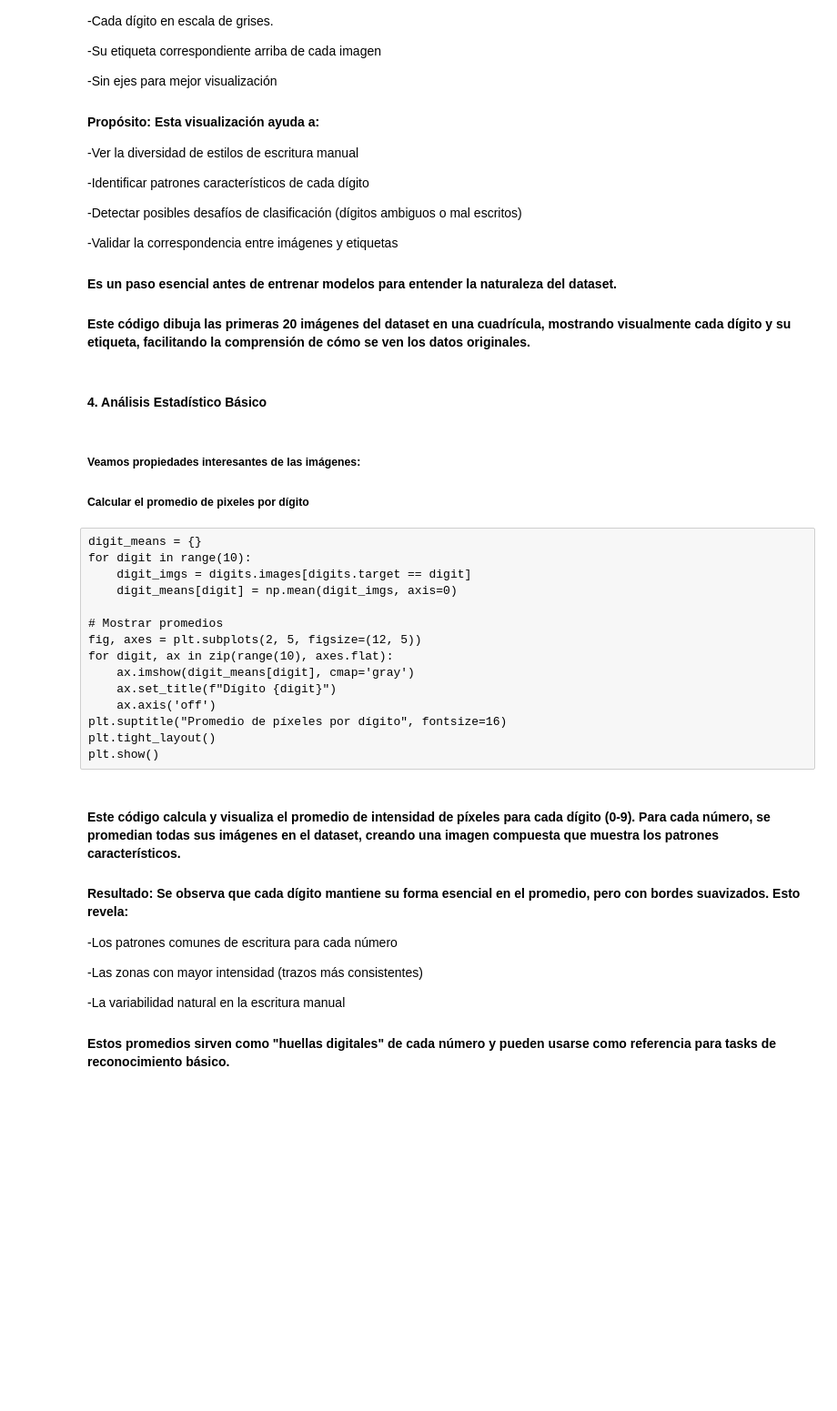
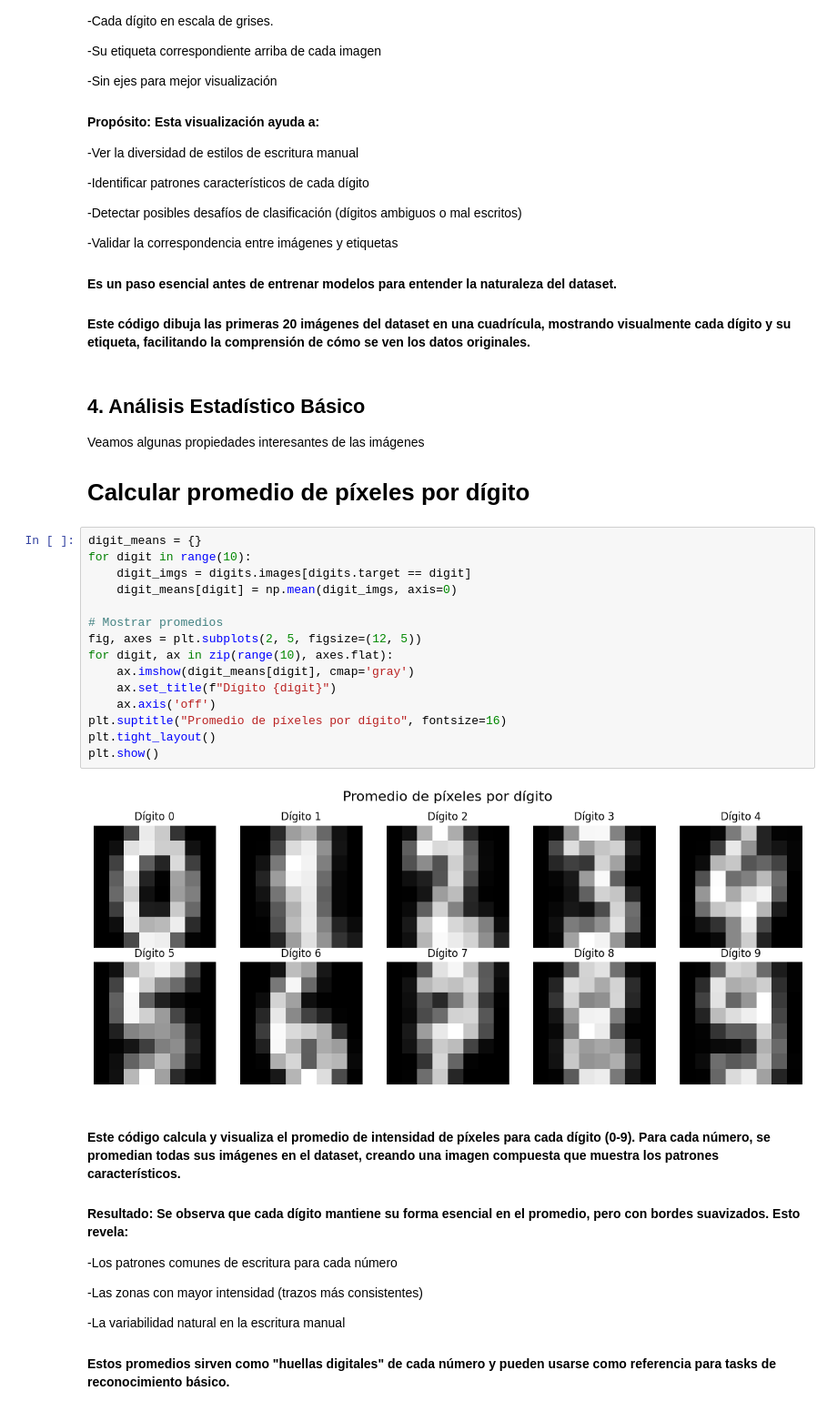
Before and after one commit to Annika964/CARPETA-DE-EVIDENCIAS, a Jupyter notebook: PROCESAMIENTO DE IMAGENES.ipynb, the cells around one changed output. Shown at 91% size. Drawn from its saved outputs; the diff is of its cells as text; blank space fills up the shorter version.

```diff
--- a/PROCESAMIENTO DE IMAGENES.ipynb
+++ b/PROCESAMIENTO DE IMAGENES.ipynb
@@ -114,26 +122,28 @@ plot_digits(digits.images, digits.target)
 
 
 #### Este código dibuja las primeras 20 imágenes del dataset en una cuadrícula, mostrando visualmente cada dígito y su etiqueta, facilitando la comprensión de cómo se ven los datos originales.
-# %% [markdown]
-#### 4. Análisis Estadístico Básico
 # %% [markdown]
-##### Veamos propiedades interesantes de las imágenes:
-##### Calcular el promedio de pixeles por dígito
+## 4. Análisis Estadístico Básico
+Veamos algunas propiedades interesantes de las imágenes
+
+# Calcular promedio de píxeles por dígito
-# %% [raw]
-digit_means = {}
-for digit in range(10):
-    digit_imgs = digits.images[digits.target == digit]
-    digit_means[digit] = np.mean(digit_imgs, axis=0)
-
-# Mostrar promedios
-fig, axes = plt.subplots(2, 5, figsize=(12, 5))
-for digit, ax in zip(range(10), axes.flat):
-    ax.imshow(digit_means[digit], cmap='gray')
-    ax.set_title(f"Dígito {digit}")
-    ax.axis('off')
-plt.suptitle("Promedio de píxeles por dígito", fontsize=16)
-plt.tight_layout()
-plt.show()
+# %%
+digit_means = {}
+for digit in range(10):
+    digit_imgs = digits.images[digits.target == digit]
+    digit_means[digit] = np.mean(digit_imgs, axis=0)
+
+# Mostrar promedios
+fig, axes = plt.subplots(2, 5, figsize=(12, 5))
+for digit, ax in zip(range(10), axes.flat):
+    ax.imshow(digit_means[digit], cmap='gray')
+    ax.set_title(f"Dígito {digit}")
+    ax.axis('off')
+plt.suptitle("Promedio de píxeles por dígito", fontsize=16)
+plt.tight_layout()
+plt.show()
+# %% [output]
+[figure, added]
 # %% [markdown]
 #### Este código calcula y visualiza el promedio de intensidad de píxeles para cada dígito (0-9). Para cada número, se promedian todas sus imágenes en el dataset, creando una imagen compuesta que muestra los patrones característicos.
 
```
Also changed, not shown: parts of 35 cells of this notebook.
